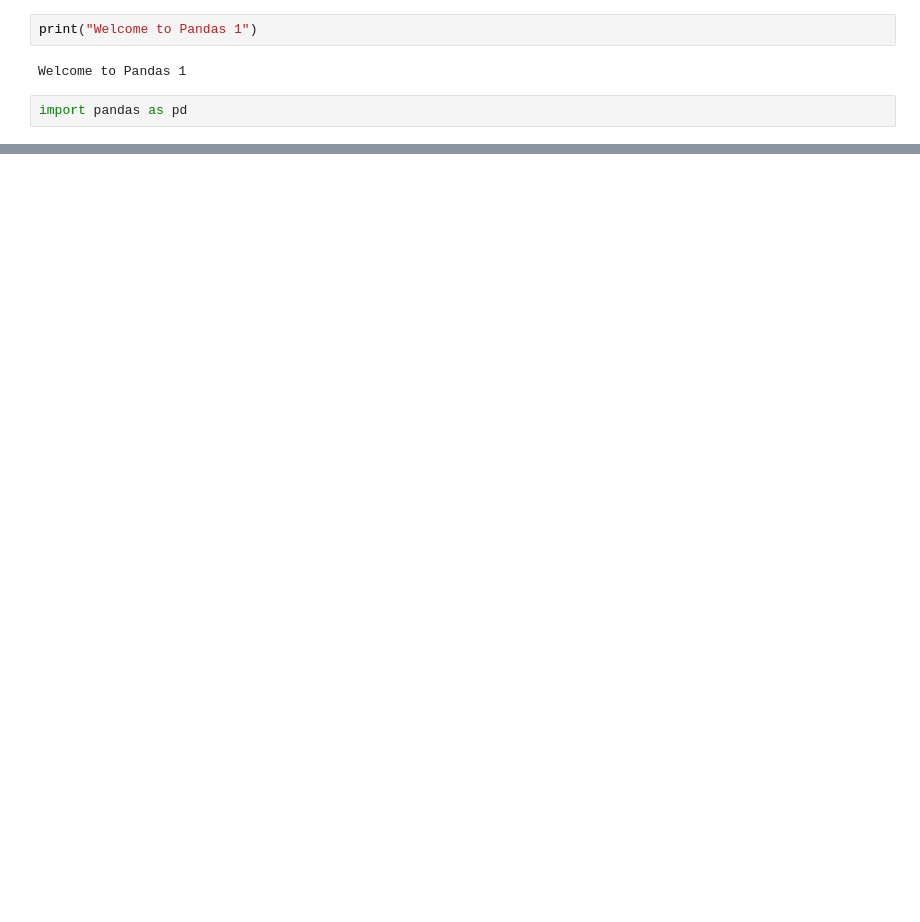
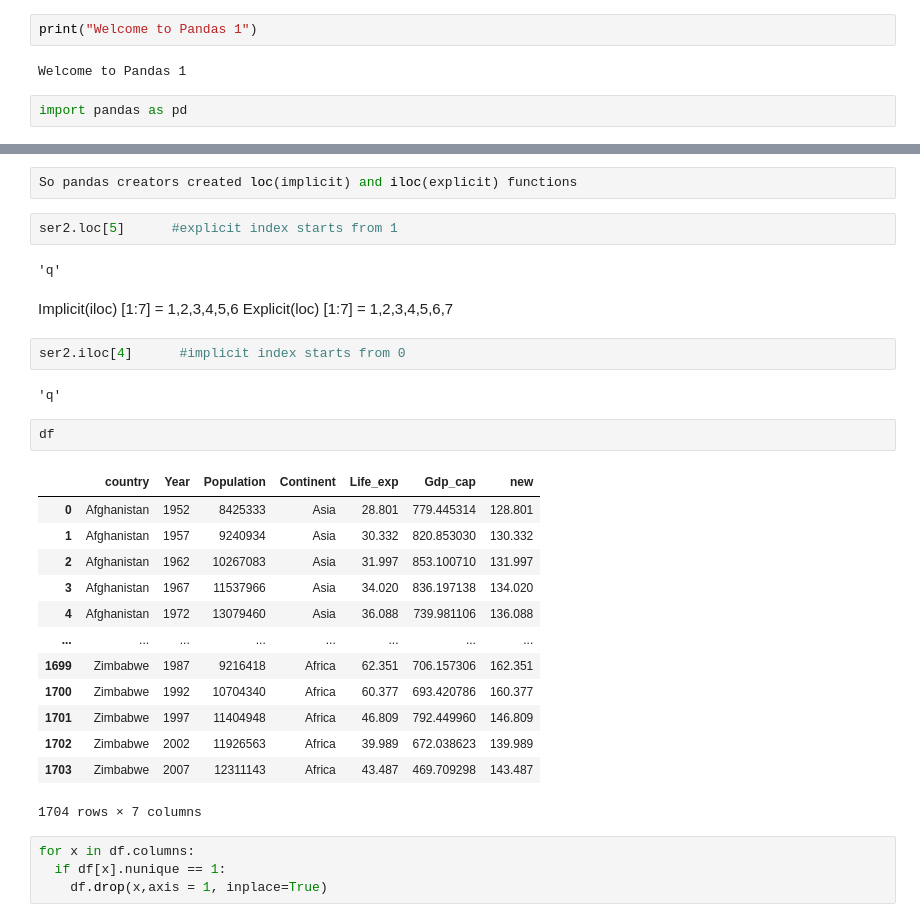
Before and after one commit to shyam2709/Data-Science-and-Machine-Laerning, a Jupyter notebook: Pandas_1.ipynb, the cells around one changed output, grey strips where cells are left out. Drawn from its saved outputs; the diff is of its cells as text; blank space fills up the shorter version.

```diff
--- a/Pandas_1.ipynb
+++ b/Pandas_1.ipynb
@@ -54,0 +473,33 @@ ApiRequestError: ignored
+# %%
+So pandas creators created loc(implicit) and iloc(explicit) functions
+# %%
+ser2.loc[5]      #explicit index starts from 1
+# %% [output]
+'q'
+# %% [markdown]
+Implicit(iloc) [1:7] = 1,2,3,4,5,6
+Explicit(loc) [1:7] = 1,2,3,4,5,6,7
+# %%
+ser2.iloc[4]      #implicit index starts from 0
+# %% [output]
+'q'
+# %%
+df
+# %% [output]
+|  | country | Year | Population | Continent | Life_exp | Gdp_cap | new |
+| 0 | Afghanistan | 1952 | 8425333 | Asia | 28.801 | 779.445314 | 128.801 |
+| 1 | Afghanistan | 1957 | 9240934 | Asia | 30.332 | 820.853030 | 130.332 |
+| 2 | Afghanistan | 1962 | 10267083 | Asia | 31.997 | 853.100710 | 131.997 |
+| 3 | Afghanistan | 1967 | 11537966 | Asia | 34.020 | 836.197138 | 134.020 |
+| 4 | Afghanistan | 1972 | 13079460 | Asia | 36.088 | 739.981106 | 136.088 |
+| ... | ... | ... | ... | ... | ... | ... | ... |
+| 1699 | Zimbabwe | 1987 | 9216418 | Africa | 62.351 | 706.157306 | 162.351 |
+| 1700 | Zimbabwe | 1992 | 10704340 | Africa | 60.377 | 693.420786 | 160.377 |
+| 1701 | Zimbabwe | 1997 | 11404948 | Africa | 46.809 | 792.449960 | 146.809 |
+| 1702 | Zimbabwe | 2002 | 11926563 | Africa | 39.989 | 672.038623 | 139.989 |
+| 1703 | Zimbabwe | 2007 | 12311143 | Africa | 43.487 | 469.709298 | 143.487 |
+1704 rows × 7 columns
+# %%
+for x in df.columns:
+  if df[x].nunique == 1:
+    df.drop(x,axis = 1, inplace=True)
```
Also changed, not shown: parts of 63 cells of this notebook.
